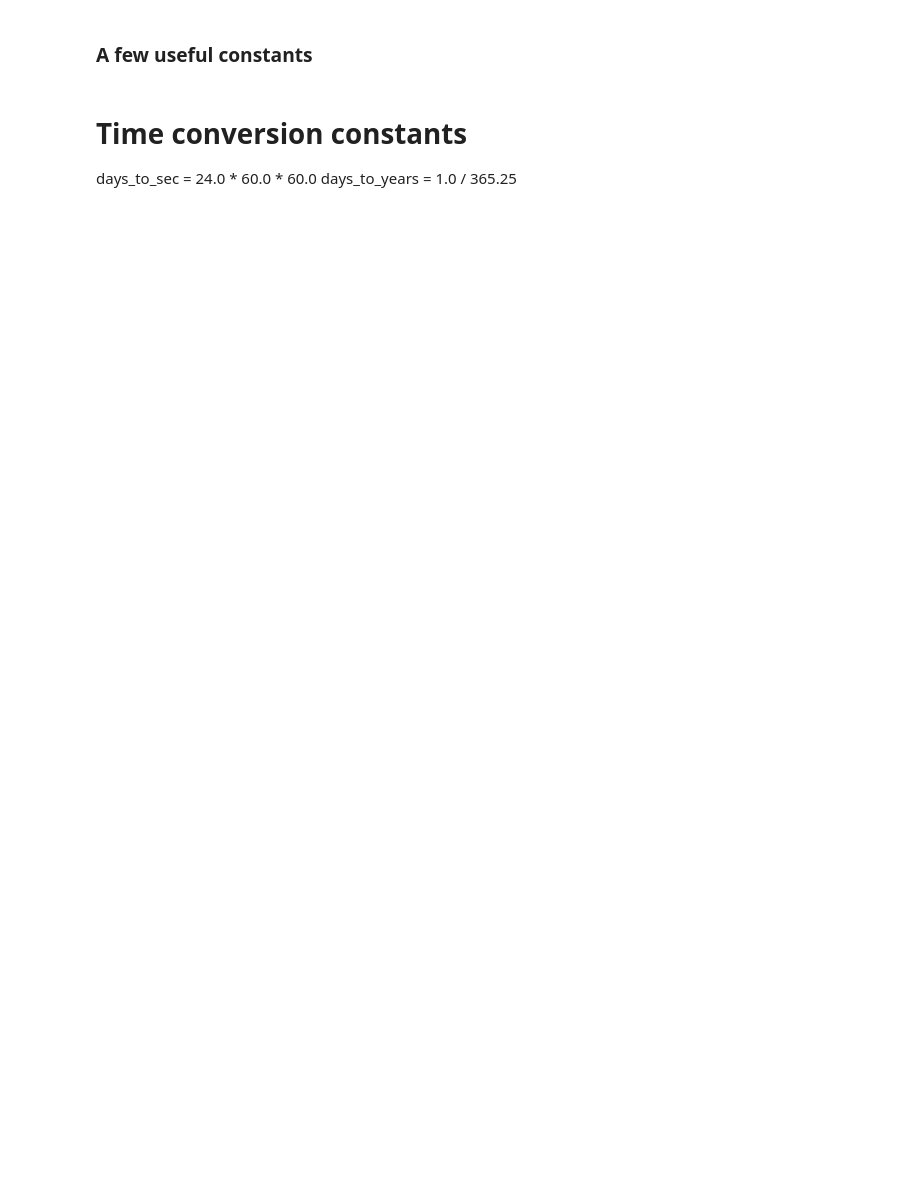
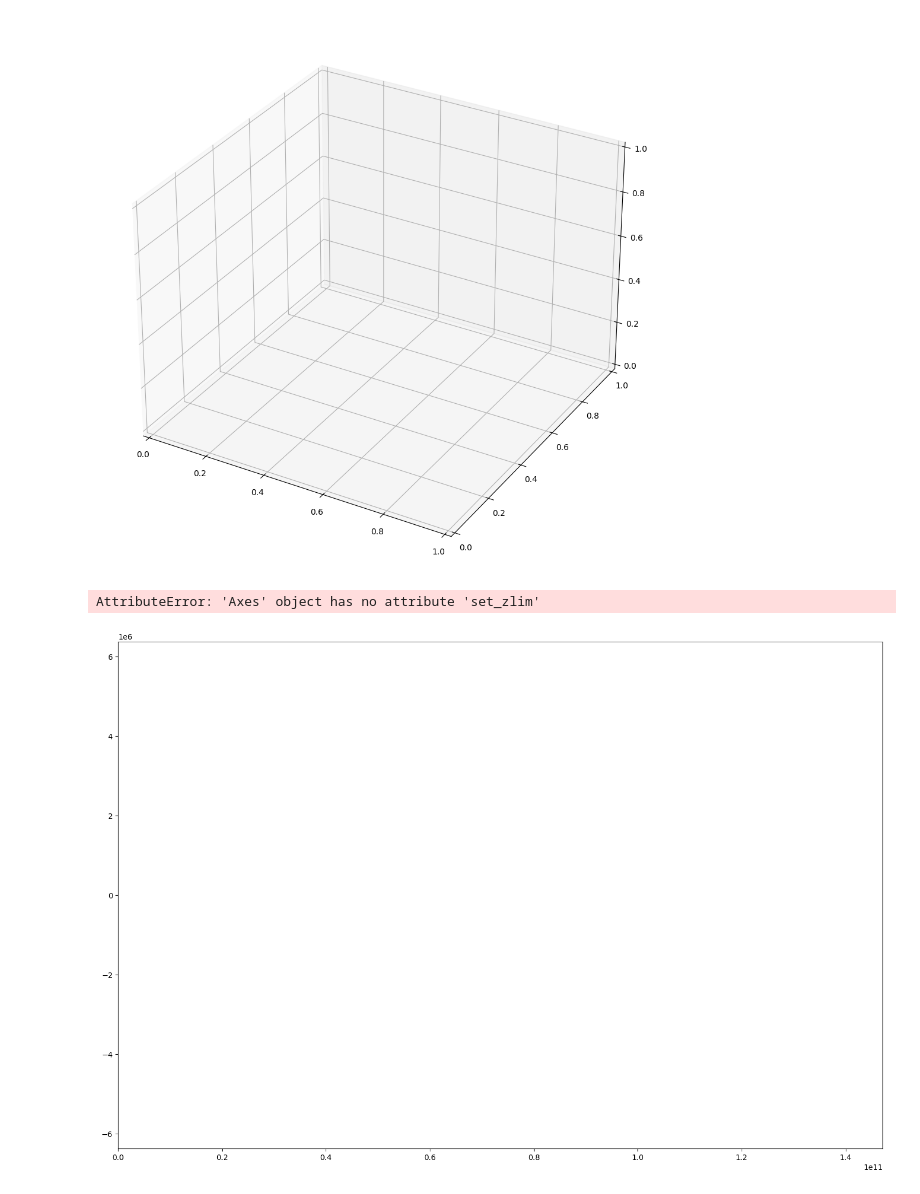
Before and after one commit to JordiBusquets/Planet-dynamics, a Jupyter notebook: scripts/Planets.ipynb, the cells around one changed output. Cells and saved outputs as stored; diff of their text form; code cells hidden in the pictures; blank space fills up the shorter version.

```diff
--- a/scripts/Planets.ipynb
+++ b/scripts/Planets.ipynb
@@ -3,18 +3,36 @@
 # %%
 import sys
 sys.path.insert(0, '/Users/jordi/Documents/jordi/Programming/github_dev/Planet-dynamics')
 
 import numpy as np
 import matplotlib.pyplot as plt
 from mpl_toolkits.mplot3d import Axes3D
 plt.rcParams['figure.figsize'] = [18, 12]
 import timeit
 from IPython.display import clear_output, display
 
 # Import from src modules
 from src.constants import M_earth, R_earth, M_sun, R_sun, D_earth_sun, D_earth_moon, V_earth, G
 from src.models import Planet, set_up_positions, append_positions, static_sun
 from src.physics import compute_accelerations
+from src.main import planet_dynamics
 from src.visualization.plots import colors
+
+# Run the simulation using the main.py planet_dynamics function
+time_horizon = 1.0  # in years
+time_delta = 1.0  # in days
+
+planets = [
+    static_sun("1"),
+    Planet("2", R_sun, M_earth, D_earth_sun, 0.0, 0.0, 0.0, V_earth, 0.0)
+]
+
+# Run simulation with plotting enabled
+start = timeit.default_timer()
+x, y, z = planet_dynamics(planets=planets, time_horizon=time_horizon, time_step=time_delta, make_plot=True)
+stop = timeit.default_timer()
+print(f"Simulation completed in {stop - start:.2f} seconds")
+# %% [output]
+[figure, added]
+AttributeError: 'Axes' object has no attribute 'set_zlim'
+[figure, added]
-# %% [markdown]
-### A few useful constants
@@ -25,4 +38,0 @@ days_to_years = 1.0 / 365.25
-# %% [markdown]
-# Time conversion constants
-days_to_sec = 24.0 * 60.0 * 60.0
-days_to_years = 1.0 / 365.25
```
Also changed, not shown: parts of 10 cells of this notebook, 2 other files.
